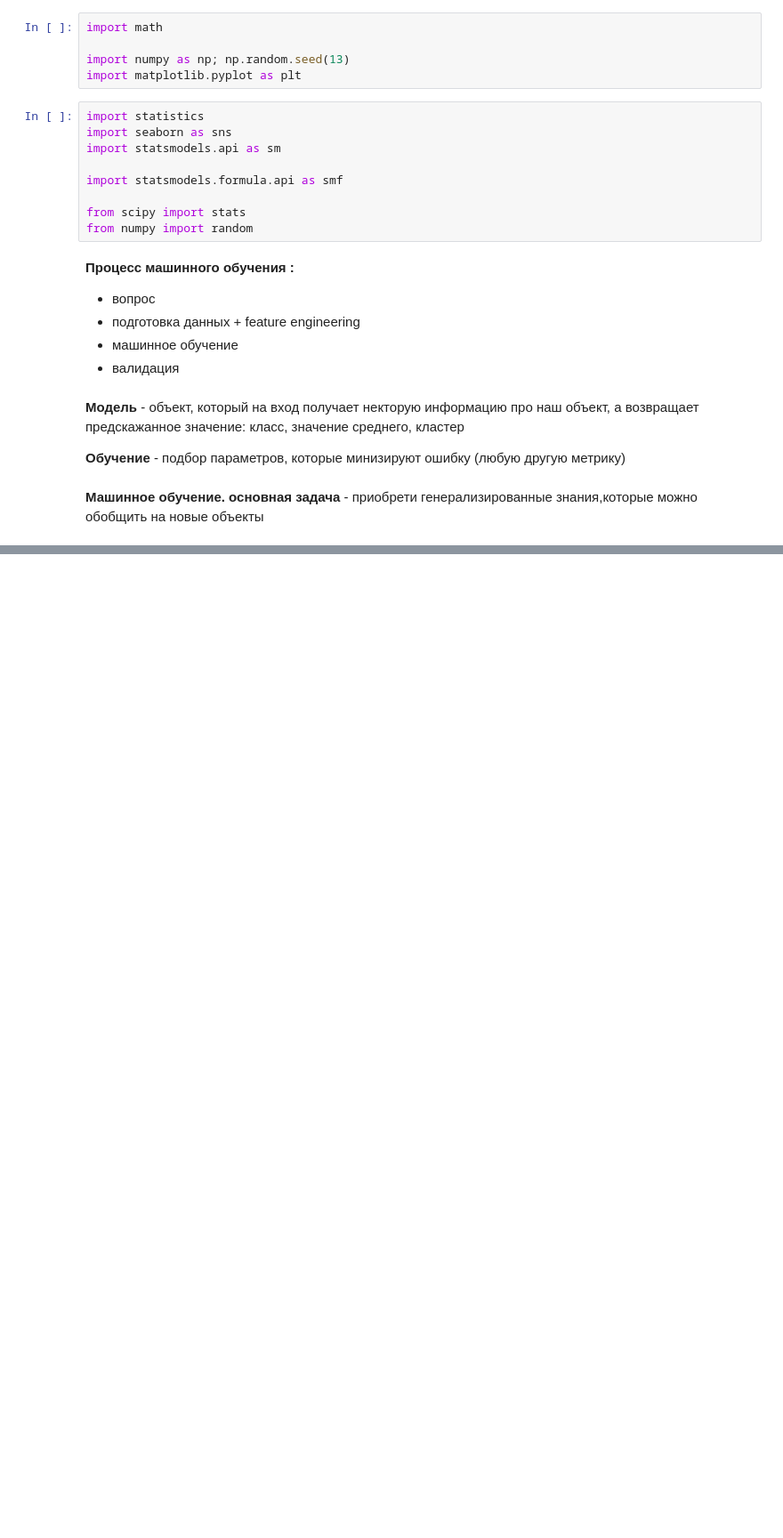
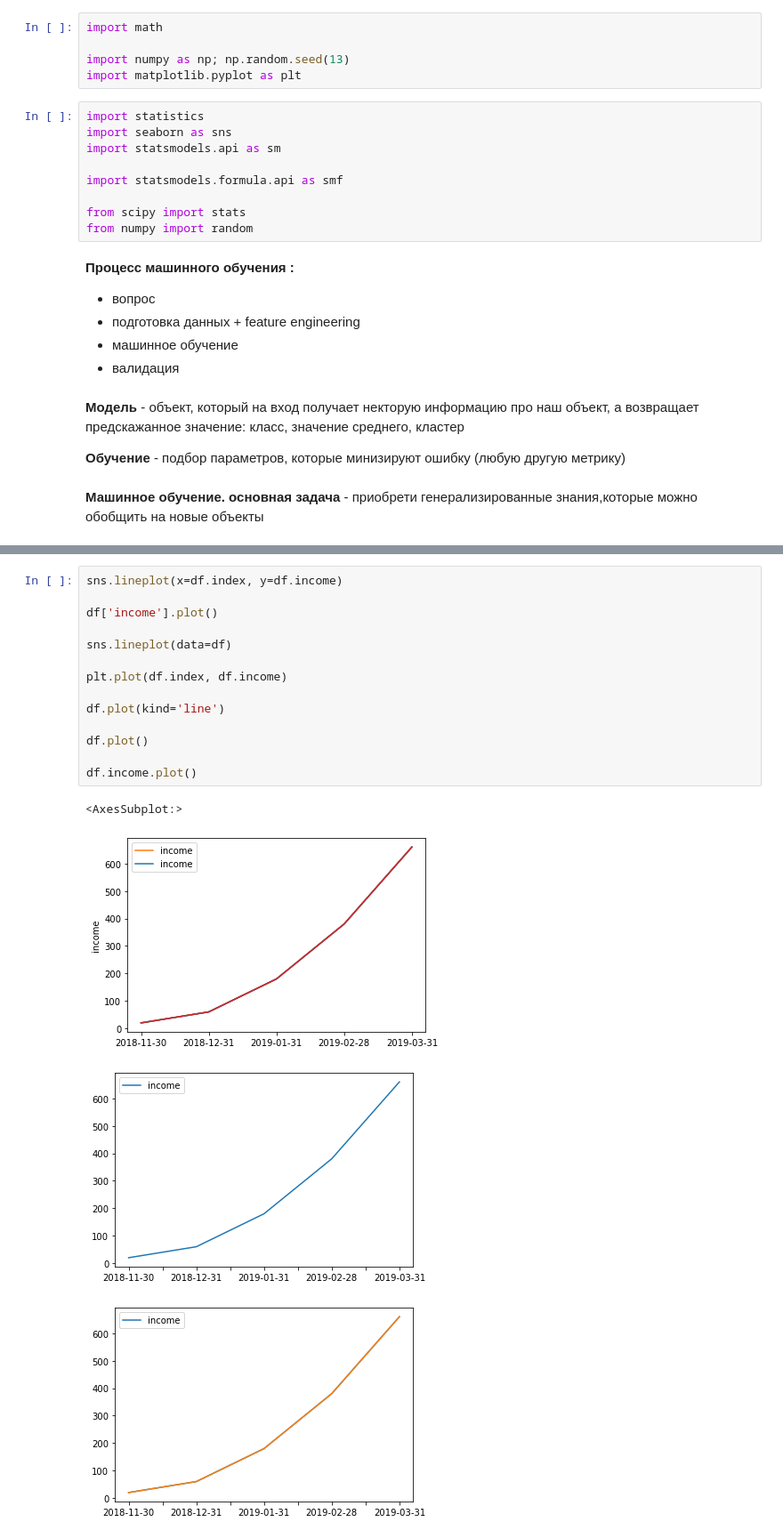
Before and after one commit to iboiarkin96/education_courses, a Jupyter notebook: Основы Статистики [Карпов]/Введение в Data Science и машинное обучение.ipynb, the cells around one changed output, grey strips where cells are left out. Shown at 89% size. Drawn from its saved outputs; the diff is of its cells as text; blank space fills up the shorter version.

```diff
--- a/Основы Статистики [Карпов]/Введение в Data Science и машинное обучение.ipynb
+++ b/Основы Статистики [Карпов]/Введение в Data Science и машинное обучение.ipynb
@@ -53,0 +310,19 @@ diamonds.iloc[0:, 0:3]
+# %%
+sns.lineplot(x=df.index, y=df.income)
+
+df['income'].plot()
+
+sns.lineplot(data=df)
+
+plt.plot(df.index, df.income)
+
+df.plot(kind='line')
+
+df.plot()
+
+df.income.plot()
+# %% [output]
+<AxesSubplot:>
+[figure, added]
+[figure, added]
+[figure, added]
```
Also changed, not shown: parts of 41 cells of this notebook, 1 other file.
